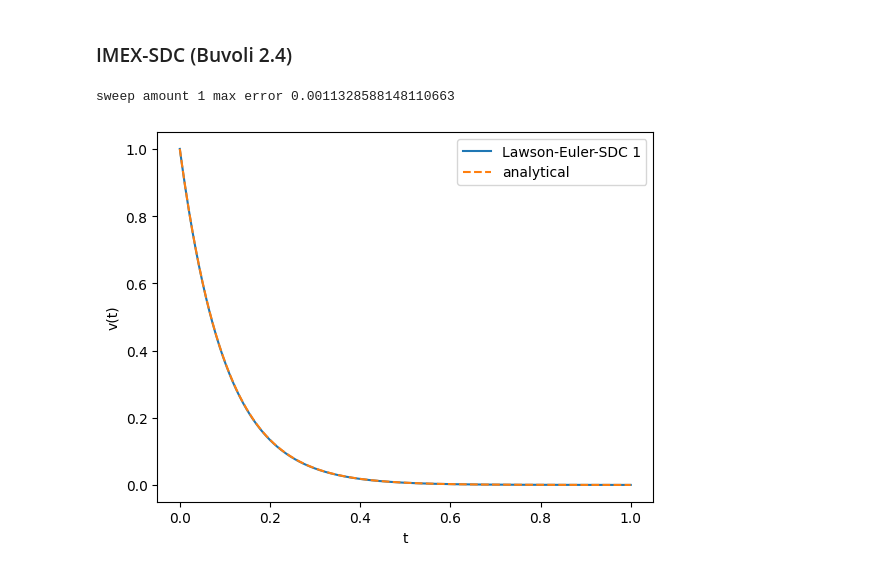
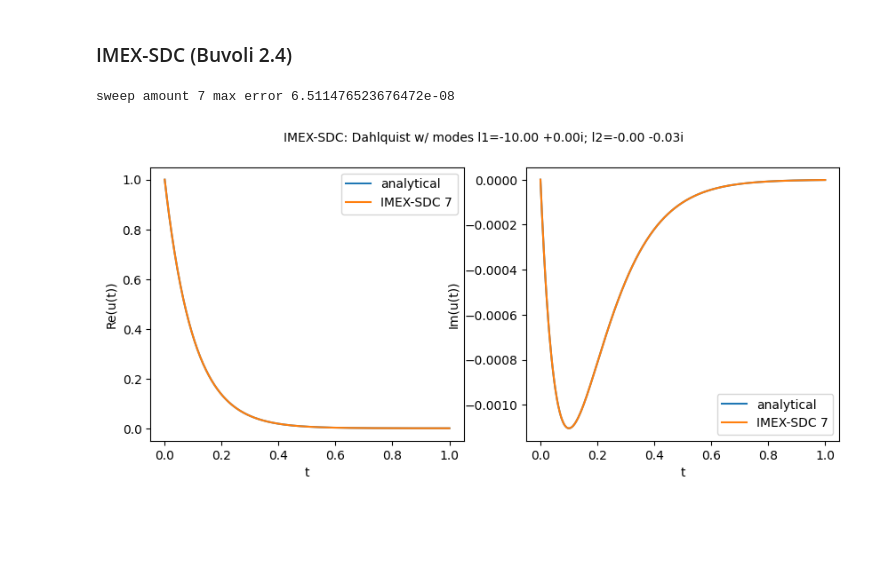
Before and after one commit to BoriskovaLiza/masterarbeit, a Jupyter notebook: Lawson.ipynb, the cells around one changed output. Cells and saved outputs as stored; diff of their text form; code cells hidden in the pictures; blank space fills up the shorter version.

```diff
--- a/Lawson.ipynb
+++ b/Lawson.ipynb
@@ -38,7 +38,7 @@ def fu(t, u):
 def plot_solutions(plot_name, method_names, method_solutions, shared_t):
     fig, (ax1, ax2) = plt.subplots(1, 2)
     global l1, l2
-    fig.suptitle('%s: Dahlquist w/ modes l1=%.2f %+.2fi; l2=%.2f %+.2fi' % (plot_name, l1.real, l1.imag, l2.real, l2.imag))
+    fig.suptitle('%s: Dahlquist w/ modes l1=%.2f %+.2fi; l2=%.2f %+.2fi' % (plot_name, l1.real, l1.imag, l2.real, l2.imag), fontsize=10)
     fig.set_size_inches((10,4))
 
     for name, solution in zip(method_names, method_solutions):
@@ -232,9 +241,7 @@ ETD Euler error 1.3443717632367695e-05
 # %% [markdown]
 ### IMEX-SDC (Buvoli 2.4)
 # %%
-# NOTE: bugs here, but I also don't expect IMEX to work as well as ETD
-
-M = 1
+M = 7
 
 u_sdc = np.copy(uv_sdc)
 u_sdc[0] = u0
@@ -247,44 +254,36 @@ for j in range(steps-1): # timesteps
     left = j*(N+1)
     right = (j+1)*(N+1)+1
 
     # propagate initial solution
     for i in range(left+1,right):
-        u_sdc[i] = u_sdc[i-1] * np.exp(l1 * dtau[i-1]) + \
-                    1 / l1 * (np.exp(dtau[i-1] * l1) - 1) * l2 * u_sdc[i-1]
+        u_sdc[i] = 1/(1 - dtau[i-1]*l1) * (u_sdc[i-1] + dtau[i-1] * l2 * u_sdc[i-1])
 
     tau_slice = tau[left:right]
     dtau_slice = dtau[0:N+1]
     integr = np.zeros((Order))
     series = np.polynomial.chebyshev.Chebyshev(np.zeros((Order)), \
              domain=[tau_slice[0], tau_slice[-1]], window=[tau_slice[0], tau_slice[-1]])
 
     for k in range(M): # sweeps
         # Interpolate Λφk (s) + N (s, φk (s))ds.
         u_sdc_slice = np.copy(u_sdc[left:right]) # save φk
-        series = series.fit(tau_slice, l1 * u_sdc_slice + l2 * u_sdc_slice, deg=Order)
+        series = series.fit(tau_slice, (l1 + l2) * u_sdc_slice, deg=Order)
 
         integseries = series.integ(m=1, lbnd=tau_slice[0])
         zerotonode = integseries(tau_slice)
         nodetonode = zerotonode[1:] - zerotonode[:-1]
 
         Ek = 0.
         for i in range(N+1): # time substeps
             # φk+1i+1 =[I−hiΛ]^-1 ...
             u_sdc[left+i+1] = 1 / (1 - dtau_slice[i] * l1) * \
                                 (u_sdc[left+i] - (dtau_slice[i] * l1) * u_sdc_slice[i+1] + \
-                                 dtau_slice[i] * (l2 * (u_sdc[left+i] - l2 * u_sdc_slice[i])) + \
+                                 dtau_slice[i] * l2 * (u_sdc[left+i] - u_sdc_slice[i]) + \
                                  nodetonode[i])
 
-# calculate total error
 print("sweep amount", M, "max error", np.max(np.abs(u_sdc - np.exp((l1 + l2)*tau))))
 # plot solution
-plt.plot(tau, u_sdc, label="Lawson-Euler-SDC " + str(M))
-
-plt.plot(tau, np.exp((l1+l2)*tau), label="analytical", linestyle="--")
-plt.legend()
-plt.xlabel("t")
-plt.ylabel("v(t)")
-plt.show()
+plot_solutions("IMEX-SDC", ["analytical", "IMEX-SDC " + str(M)], [np.exp((l1 + l2)*tau), u_sdc], tau)
 # %% [output]
-sweep amount 1 max error 0.0011328588148110663
+sweep amount 7 max error 6.511476523676472e-08
-[figure, old version]
+[figure, new version]
```
Also changed, not shown: parts of 6 cells of this notebook.
